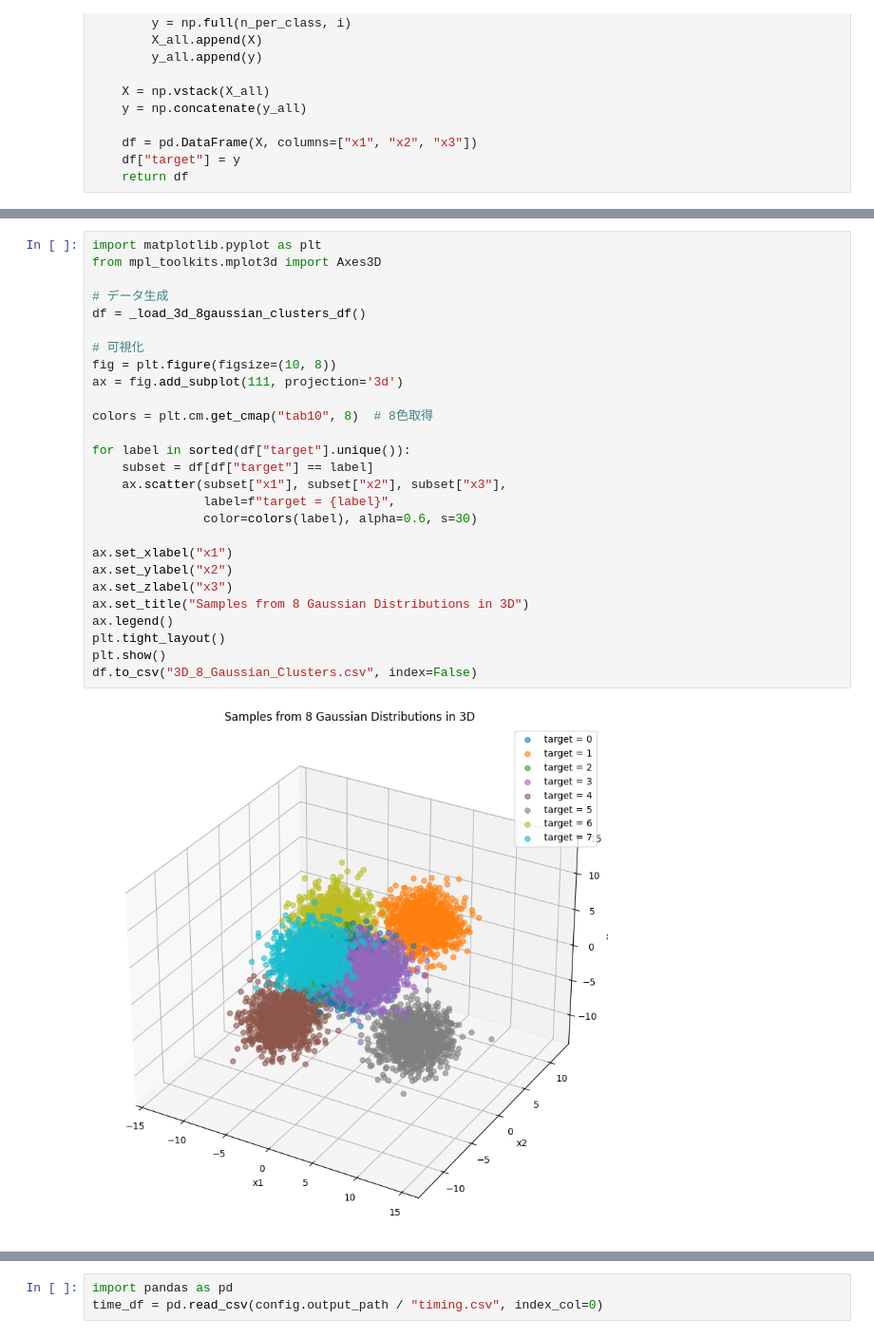
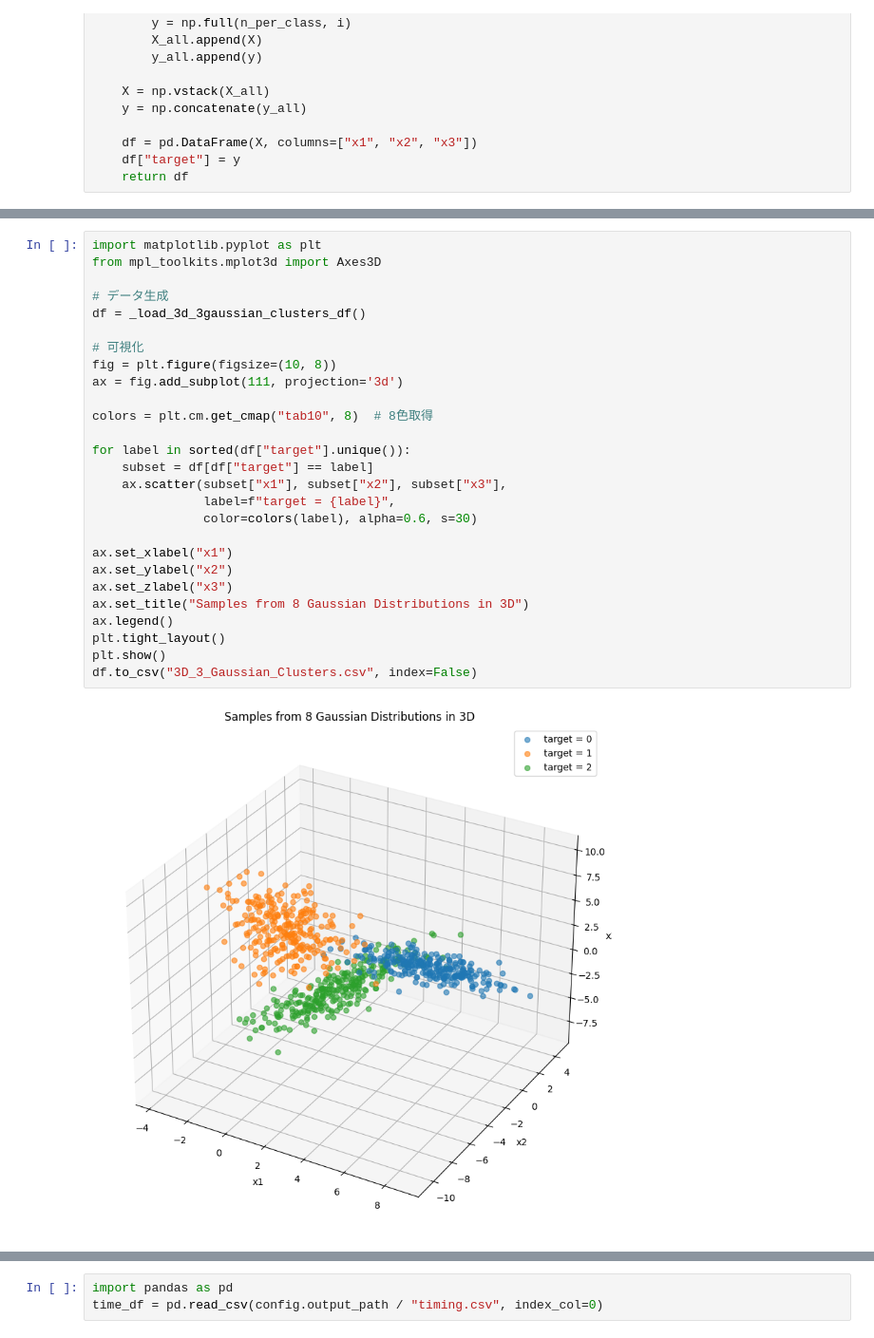
Before and after one commit to takano-lab/data-collaboration-analysis, a Jupyter notebook: src/suetake_debug.ipynb, the cells around one changed output, grey strips where cells are left out. Shown at 95% size. Saved outputs shown, nothing was run; the diff lists cells and outputs as text.

```diff
--- a/src/suetake_debug.ipynb
+++ b/src/suetake_debug.ipynb
@@ -237,32 +323,32 @@ def _load_3d_8gaussian_clusters_df(n_samples: int = 8000) -> pd.DataFrame:
 # %%
 import matplotlib.pyplot as plt
 from mpl_toolkits.mplot3d import Axes3D
 
 # データ生成
-df = _load_3d_8gaussian_clusters_df()
+df = _load_3d_3gaussian_clusters_df()
 
 # 可視化
 fig = plt.figure(figsize=(10, 8))
 ax = fig.add_subplot(111, projection='3d')
 
 colors = plt.cm.get_cmap("tab10", 8)  # 8色取得
 
 for label in sorted(df["target"].unique()):
     subset = df[df["target"] == label]
     ax.scatter(subset["x1"], subset["x2"], subset["x3"],
                label=f"target = {label}",
                color=colors(label), alpha=0.6, s=30)
 
 ax.set_xlabel("x1")
 ax.set_ylabel("x2")
 ax.set_zlabel("x3")
 ax.set_title("Samples from 8 Gaussian Distributions in 3D")
 ax.legend()
 plt.tight_layout()
 plt.show()
-df.to_csv("3D_8_Gaussian_Clusters.csv", index=False)
+df.to_csv("3D_3_Gaussian_Clusters.csv", index=False)
 # %% [output]
-[figure, old version]
+[figure, new version]
 # %%
 df
 # %% [output]
```
Also changed, not shown: parts of 5 cells of this notebook, 5 other files.
